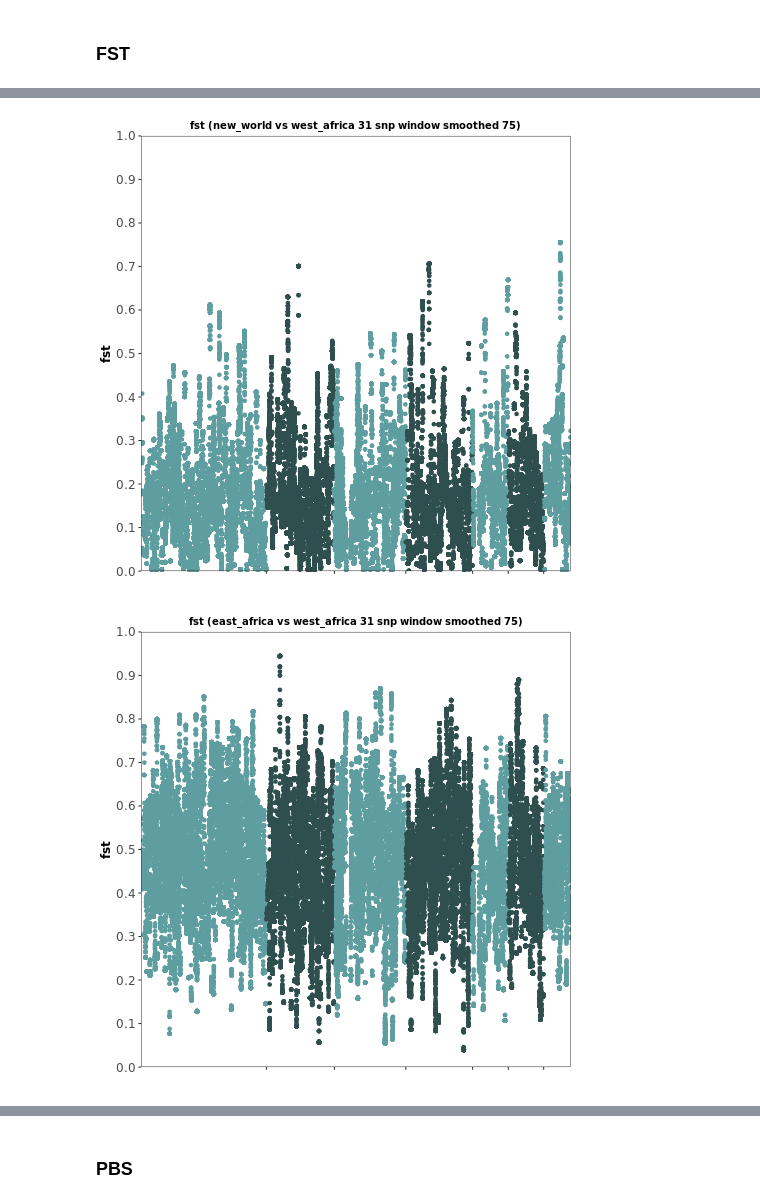
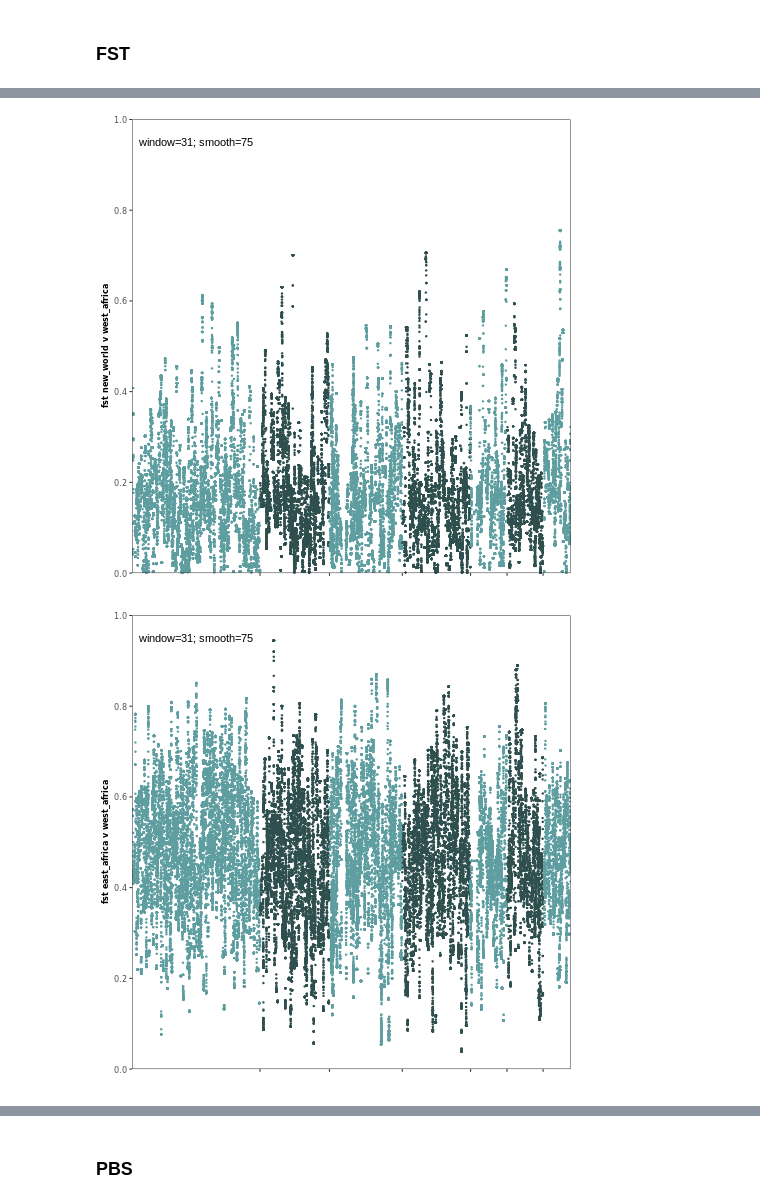
Before and after one commit to nealplatt/sch_man_nwinvasion, a Jupyter notebook: notebooks/selection.ipynb, the cells around one changed output, grey strips where cells are left out. Saved outputs shown, nothing was run; the diff lists cells and outputs as text; code cells hidden in the pictures.

Commit message:
updated all selection tests and figures, converting to 100kb windows

```diff
--- a/notebooks/selection.ipynb
+++ b/notebooks/selection.ipynb
@@ -134,11 +134,11 @@ get_cumul_pos <- function(chrom, pos){
 # %%
 %%R
 
-starts<-c(0,      162219, 241121,  321602, 397183, 421864, 453741)
+starts<-c(     0,      162219, 241121,  321602, 397183, 421864, 453741)
+stops <-c(162218,      241120, 321601,  397182, 421863, 453740, 475073)
+
 names(starts)<-c("SM_V7_1", "SM_V7_2", "SM_V7_3", "SM_V7_4", "SM_V7_5", "SM_V7_6", "SM_V7_7")
-
-stops <-c(162218, 241120, 321601,  397182, 421863, 453740, 475080)
-names(stops)<-c("SM_V7_1", "SM_V7_2", "SM_V7_3", "SM_V7_4", "SM_V7_5", "SM_V7_6", "SM_V7_7")
+names(stops) <-c("SM_V7_1", "SM_V7_2", "SM_V7_3", "SM_V7_4", "SM_V7_5", "SM_V7_6", "SM_V7_7")
 # %% [markdown]
 ### Read in *PHASED* VCF Data
 # %%
@@ -876,7 +1290,7 @@ for pop in ["new_world", "east_africa", "west_africa"]:
         garuds_h2_h1 = garuds_h2_h1 + list(h2_h1) + ["nan"] * k
 
     #save list to a file (maybe plot)
-    with open("results/garuds_h/" + pop + "_garuds_h_k" + str(k) + "snp_window.csv", 'w') as h_file:
+    with open("results/garuds_h/" + pop + "_garuds-h_+-50kb.csv", 'w') as h_file:
         i = 0
 
         h_file.write("chrom,pos,h1,h12,h123,h2_h1\n")
@@ -1401,7 +1648,7 @@ for pops in comp:
 
 
     #save list to a file (maybe plot)
-    with open("results/fst_per_site/" + pop1 + "_vs_" + pop2 + "_fsts_" + str(k) + "snp_window.csv", 'w') as fst_file:
+    with open("results/fst_per_site/" + pop1 + "_vs_" + pop2 + "_fst.csv", 'w') as fst_file:
         i = 0
 
         fst_file.write("chrom,pos,fst\n")
@@ -1429,13 +1688,14 @@ for (comp in comps){
      pop2<-comp[2]
 
     #make input and output file names
-    in_file  <- paste("results/fst_per_site/", pop1, "_vs_", pop2, "_fsts_", k, "snp_window.csv",  sep="")
+    in_file  <- paste("results/fst_per_site/", pop1, "_vs_", pop2, "_fst.csv",  sep="")
 
-    out <- paste("results/fst_per_site/", pop1, "_vs_", pop2, "_fsts_", k, "snp_window_smoothed", smoothed_k,  sep="")
+    out <- paste("results/fst_per_site/", pop1, "_vs_", pop2, "_fst",  sep="")
 
-    out_csv <- paste(out, ".csv", sep="")
-    out_png <- paste(out, ".png", sep="")
-    out_svg <- paste(out, ".svg", sep="")
+    out_csv      <- paste(out, ".csv", sep="")
+    out_png      <- paste(out, ".png", sep="")
+    out_svg      <- paste(out, ".svg", sep="")
+    out_slim_png <- paste(out, "_slim.png", sep="")
 
     fst_table <- read.table(in_file, header=TRUE, sep=",")
 
@@ -1465,7 +1725,8 @@ for (comp in comps){
 
     write.csv(fst_table,
               out_csv,
-              row.names = FALSE)
+              row.names = FALSE,
+              quote     = FALSE)
 
     #plot----------------------------------------------------------------------------
     cumul_pos<-get_cumul_pos(fst_table$chrom, fst_table$pos)
@@ -1478,7 +1739,7 @@ for (comp in comps){
     p <- p + scale_colour_manual(values = chr_colors)
 
     #plot data
-    p <- p + geom_point(alpha = 1)
+    p <- p + geom_point(size = 0.5)
 
 #         #add horizontal line at 99.5th Zscore and 2
 #         p <- p + geom_hline(yintercept = 3,
@@ -1495,54 +1756,65 @@ for (comp in comps){
     p <- p + scale_x_continuous(name   = "",
                                 breaks = cumul_starts,
                                 expand = c(0,0))
-    p <- p + scale_y_continuous(name   = "fst",
+    p <- p + scale_y_continuous(name   = paste("fst", pop1, "v", pop2, sep=" "),
                                 expand = c(0,0),
                                 limits = c(0, 1),
-                                breaks = seq(0,1,0.1)
+                                breaks = seq(0,1,0.2),
+                                labels = scales::number_format(accuracy = 0.1,
+                                                               decimal.mark = '.')
                                )
 
     # #change theme
     p <- p + theme_bw()
 
     #change fonts on axis elements and titles
-    p <- p + theme(axis.text   = element_text(size = 12),
-                   axis.title  = element_text(size = 12,
+    p <- p + theme(axis.text   = element_text(size = 8),
+                   axis.title  = element_text(size = 8,
                                               face = "bold"),
                    axis.text.x = element_blank())
 
     #removing gridlines
     p <- p + theme(panel.grid.major = element_blank(),
                    panel.grid.minor = element_blank())
 
-    #set up plot title etc.
-    p <- p + ggtitle(paste("fst (", pop1, " vs ", pop2," ", k, " snp window smoothed ", smoothed_k, ")", sep=""))
-    p <- p + theme(plot.title = element_text(hjust = 0.5,
-                                             vjust = 0.5,
-                                             face  = 'bold',
-                                             size  = 10))
+#     #set up plot title etc.
+#     p <- p + ggtitle(paste("fst (", pop1, " vs ", pop2," ", k, " snp window smoothed ", smoothed_k, ")", sep=""))
+#     p <- p + theme(plot.title = element_text(hjust = 0.5,
+#                                              vjust = 0.5,
+#                                              face  = 'bold',
+#                                              size  = 10))
 
     #modify legend
     p <- p + theme(legend.position = "none")
+
+    #add smoothin and window info
+    p <- p + annotate("text",
+                      x     = 5e6,
+                      y     = 0.95,
+                      label = paste("window=", k, "; smooth=", smoothed_k, sep=""),
+                      color = "black",
+                      hjust = 0)
 
 
     #save the figure
     ggsave(out_png, plot = p, dpi = 600)
     ggsave(out_svg, plot = p)
+    ggsave(out_slim_png, plot = p, dpi = 600, height = 2, width = 7)
 
     #print to NB
     print(p)
 }
 # %% [output]
 WARNING:rpy2.rinterface_lib.callbacks:R[write to console]: Saving 6.67 x 6.67 in image
 
 WARNING:rpy2.rinterface_lib.callbacks:R[write to console]: Saving 6.67 x 6.67 in image
 
 WARNING:rpy2.rinterface_lib.callbacks:R[write to console]: Saving 6.67 x 6.67 in image
 
 WARNING:rpy2.rinterface_lib.callbacks:R[write to console]: Saving 6.67 x 6.67 in image
 
 WARNING:rpy2.rinterface_lib.callbacks:R[write to console]: Saving 6.67 x 6.67 in image
 
 WARNING:rpy2.rinterface_lib.callbacks:R[write to console]: Saving 6.67 x 6.67 in image
-[figure, old version]
+[figure, new version]
-[figure, old version]
+[figure, new version]
```
Also changed, not shown: parts of 49 cells of this notebook.
